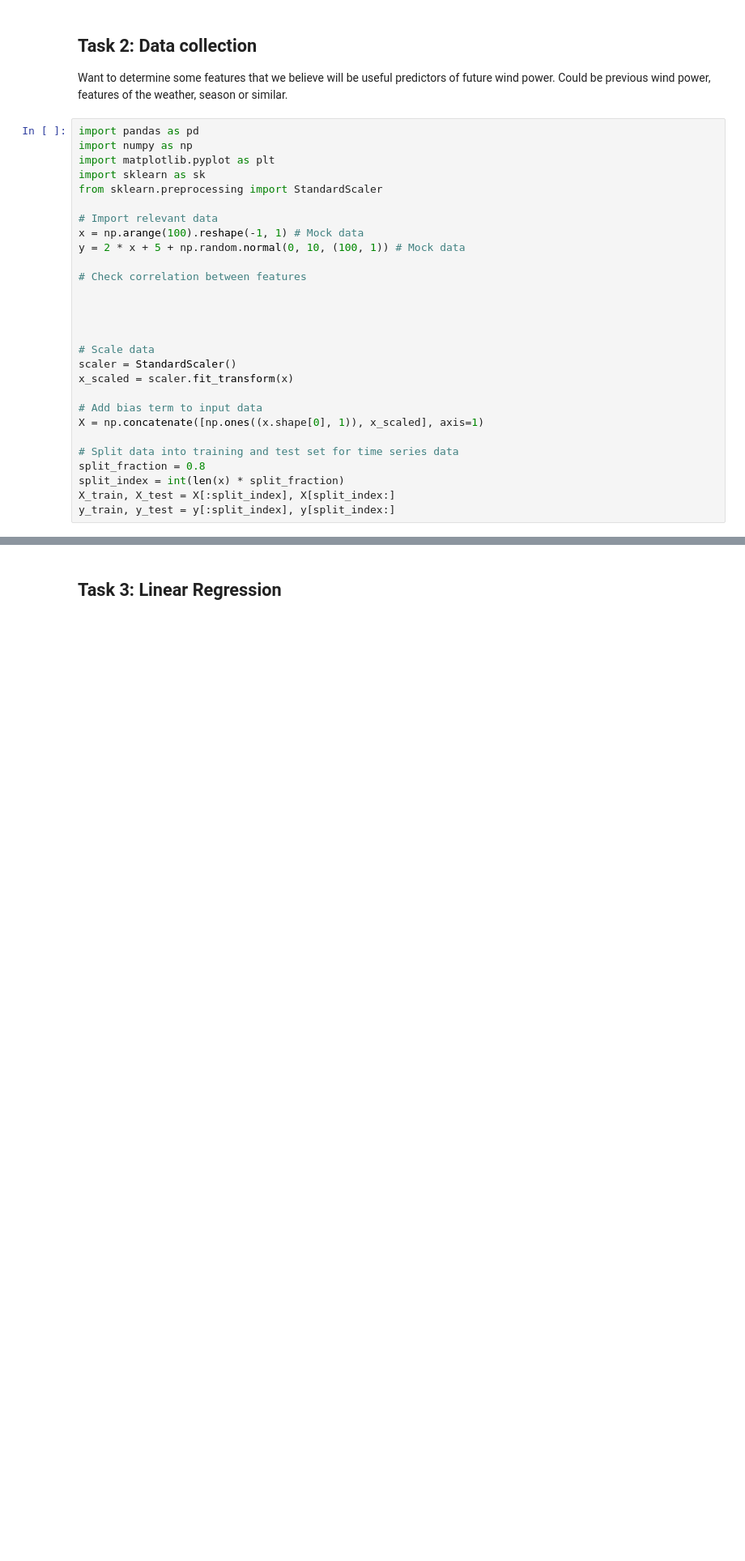
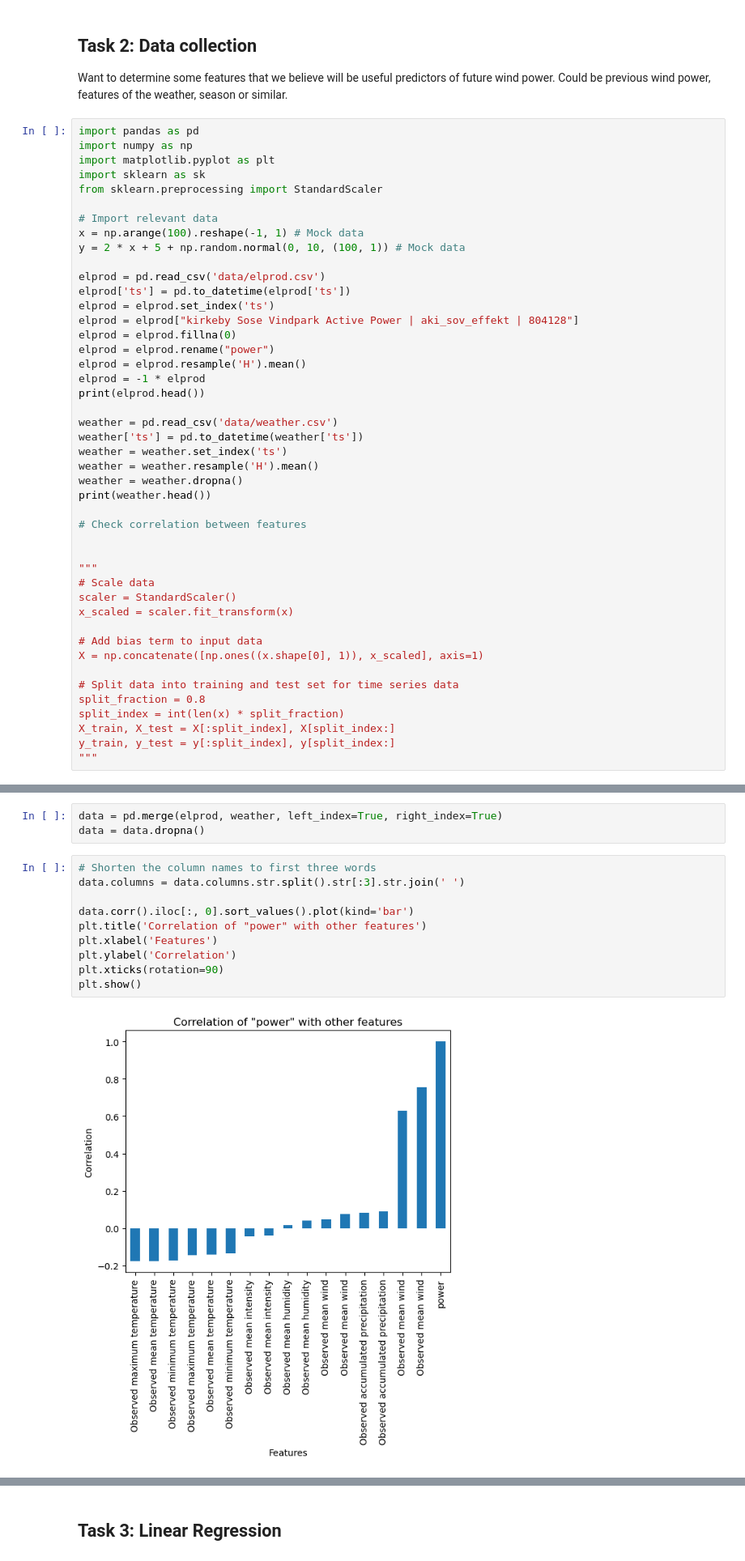
Before and after one commit to JacobSkaarup/46765_assignment1, a Jupyter notebook: main.ipynb, the cells around one changed output, grey strips where cells are left out. Shown at 81% size. Saved outputs shown, nothing was run; the diff lists cells and outputs as text; blank space fills up the shorter version.

```diff
--- a/main.ipynb
+++ b/main.ipynb
@@ -21,11 +21,27 @@ from sklearn.preprocessing import StandardScaler
 x = np.arange(100).reshape(-1, 1) # Mock data
 y = 2 * x + 5 + np.random.normal(0, 10, (100, 1)) # Mock data
 
+elprod = pd.read_csv('data/elprod.csv')
+elprod['ts'] = pd.to_datetime(elprod['ts'])
+elprod = elprod.set_index('ts')
+elprod = elprod["kirkeby Sose Vindpark Active Power | aki_sov_effekt | 804128"]
+elprod = elprod.fillna(0)
+elprod = elprod.rename("power")
+elprod = elprod.resample('H').mean()
+elprod = -1 * elprod
+print(elprod.head())
+
+weather = pd.read_csv('data/weather.csv')
+weather['ts'] = pd.to_datetime(weather['ts'])
+weather = weather.set_index('ts')
+weather = weather.resample('H').mean()
+weather = weather.dropna()
+print(weather.head())
+
 # Check correlation between features
 
 
-
-
+"""
 # Scale data
 scaler = StandardScaler()
 x_scaled = scaler.fit_transform(x)
@@ -38,3 +54,4 @@ split_fraction = 0.8
 split_index = int(len(x) * split_fraction)
 X_train, X_test = X[:split_index], X[split_index:]
 y_train, y_test = y[:split_index], y[split_index:]
+"""
@@ -40,0 +77,15 @@ y_train, y_test = y[:split_index], y[split_index:]
+# %%
+data = pd.merge(elprod, weather, left_index=True, right_index=True)
+data = data.dropna()
+# %%
+# Shorten the column names to first three words
+data.columns = data.columns.str.split().str[:3].str.join(' ')
+
+data.corr().iloc[:, 0].sort_values().plot(kind='bar')
+plt.title('Correlation of "power" with other features')
+plt.xlabel('Features')
+plt.ylabel('Correlation')
+plt.xticks(rotation=90)
+plt.show()
+# %% [output]
+[figure, added]
```
Also changed, not shown: parts of 3 cells of this notebook.
